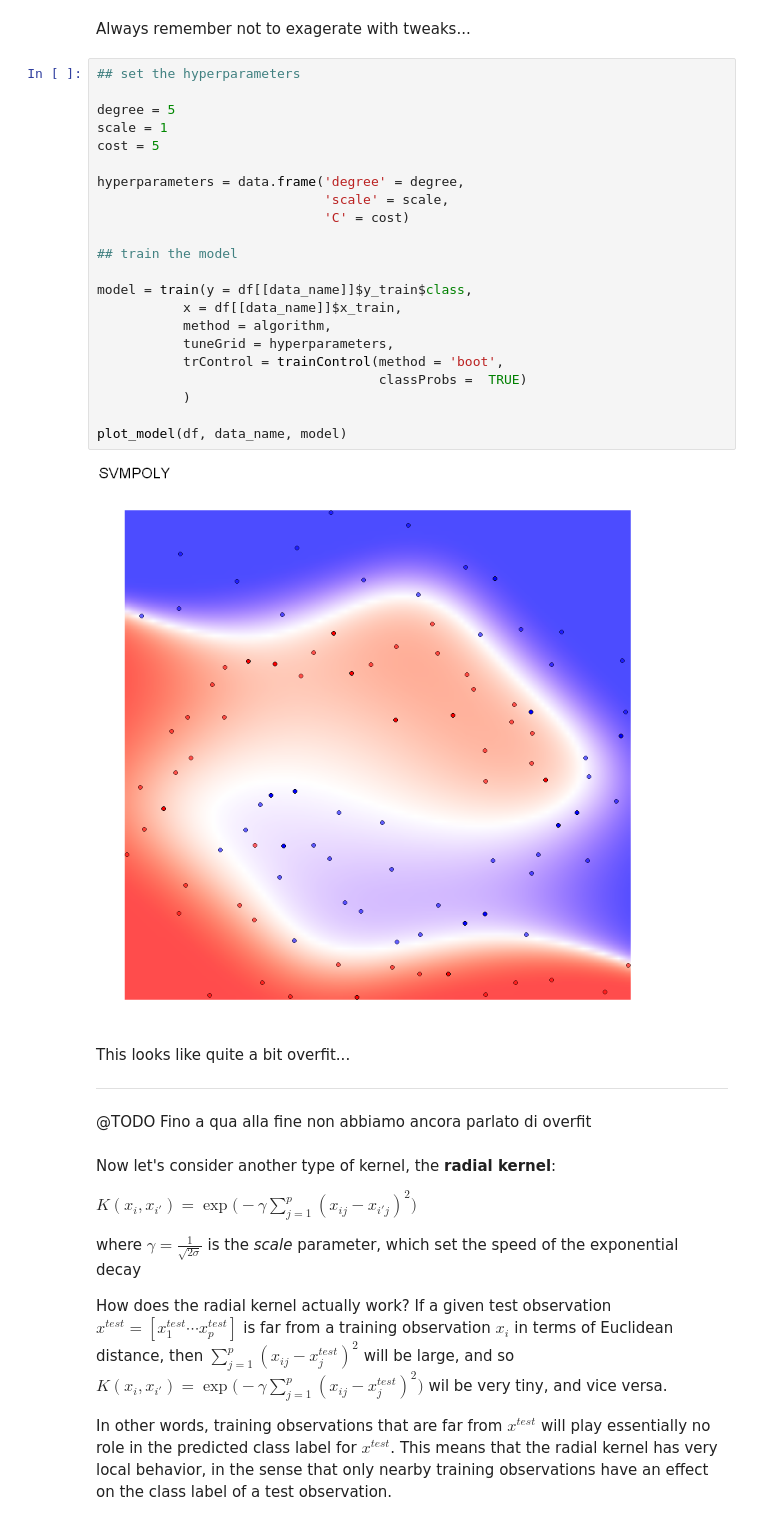
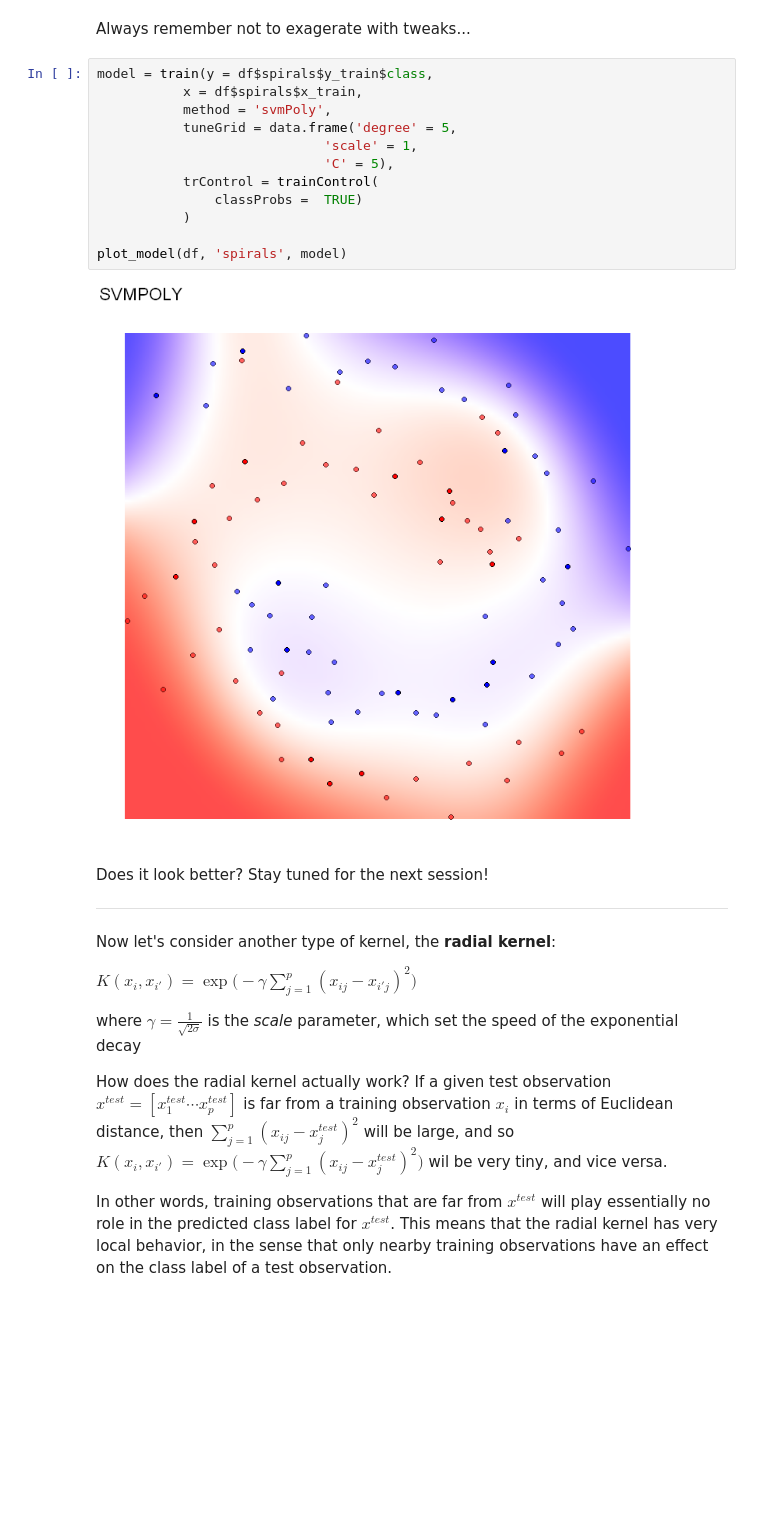
Before and after one commit to mmmlc/mlTeachings, a Jupyter notebook: 1_4_svm.ipynb, the cells around one changed output. Cells and saved outputs as stored; diff of their text form; blank space fills up the shorter version.

```diff
--- a/1_4_svm.ipynb
+++ b/1_4_svm.ipynb
@@ -328,35 +305,24 @@ Those powers looks quite frightening and are a huge computational burden. Also,
 ___
 # %% [markdown]
 Always remember not to exagerate with tweaks...
-# %%
-## set the hyperparameters
-
-degree = 5
-scale = 1
-cost = 5
-
-hyperparameters = data.frame('degree' = degree,
-                             'scale' = scale,
-                             'C' = cost)
-
-## train the model
-
-model = train(y = df[[data_name]]$y_train$class,
-           x = df[[data_name]]$x_train,
-           method = algorithm,
-           tuneGrid = hyperparameters,
-           trControl = trainControl(method = 'boot',
-                                    classProbs =  TRUE)
-           )
-
-plot_model(df, data_name, model)
-# %% [output]
-[figure, removed]
-# %% [markdown]
-This looks like quite a bit overfit...
-
-___
-@TODO Fino a qua alla fine non abbiamo ancora parlato di overfit
+# %%
+model = train(y = df$spirals$y_train$class,
+           x = df$spirals$x_train,
+           method = 'svmPoly',
+           tuneGrid = data.frame('degree' = 5,
+                             'scale' = 1,
+                             'C' = 5),
+           trControl = trainControl(
+               classProbs =  TRUE)
+           )
+
+plot_model(df, 'spirals', model)
+# %% [output]
+[figure, added]
+# %% [markdown]
+Does it look better? Stay tuned for the next session!
+
+___
 # %% [markdown]
 Now let's consider another type of kernel, the **radial kernel**:
 
```
Also changed, not shown: parts of 7 cells of this notebook, 3 other files.
